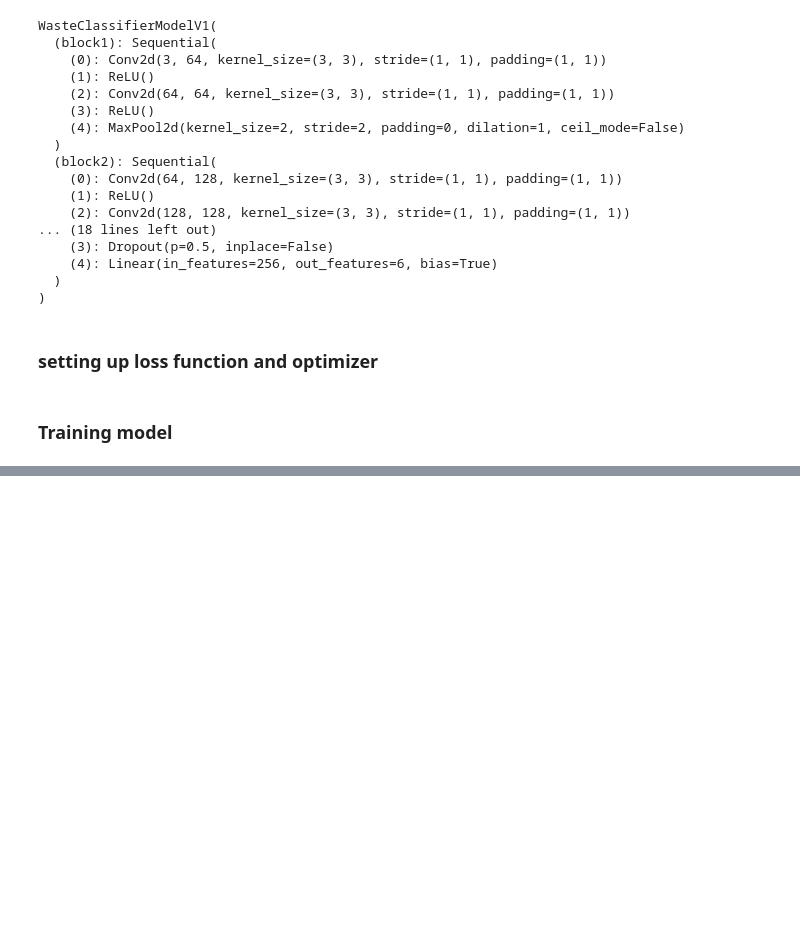
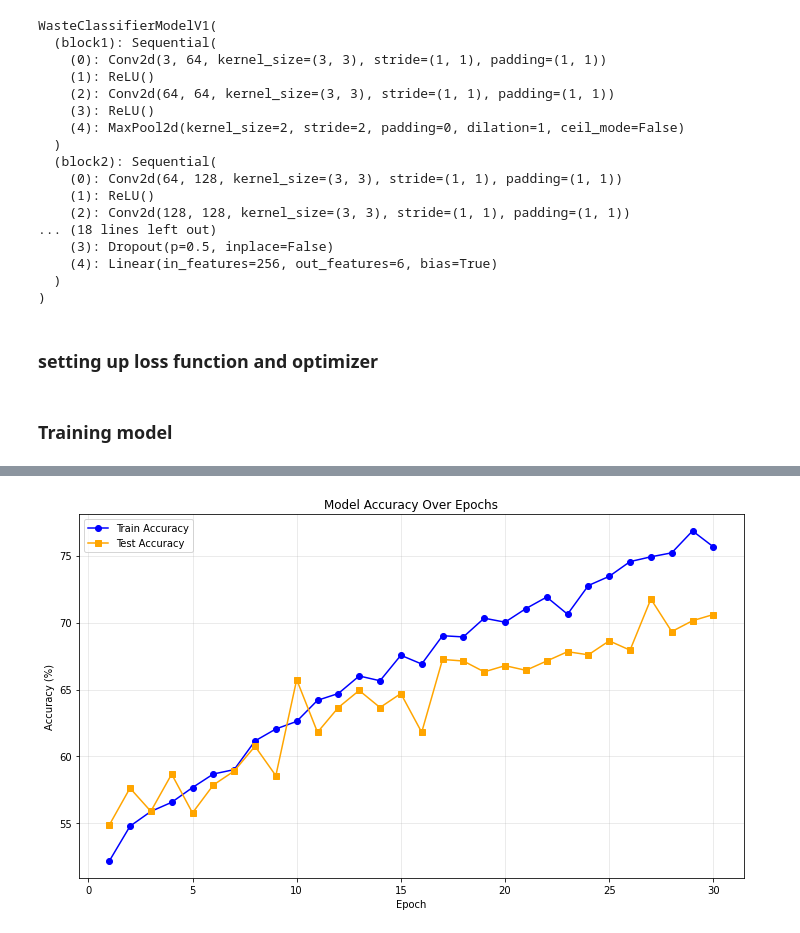
Before and after one commit to SY3141/MunicipalWasteCNN, a Jupyter notebook: model.ipynb, the cells around one changed output, grey strips where cells are left out. Cells and saved outputs as stored; diff of their text form; code cells hidden in the pictures; blank space fills up the shorter version.

```diff
--- a/model.ipynb
+++ b/model.ipynb
@@ -273,6 +273,7 @@ def train_step(model: torch.nn.Module,
                device: torch.device = device):
     train_loss, train_acc = 0, 0
     model.to(device)
+    model.train()
     for batch, (X, y) in enumerate(data_loader):
         # Send data to GPU
         X, y = X.to(device), y.to(device)
@@ -299,6 +300,7 @@ def train_step(model: torch.nn.Module,
     train_loss /= len(data_loader)
     train_acc /= len(data_loader)
     print(f"Train loss: {train_loss:.5f} | Train accuracy: {train_acc:.2f}%")
+    return train_loss, train_acc
 
 def test_step(data_loader: torch.utils.data.DataLoader,
               model: torch.nn.Module,
@@ -327,32 +329,44 @@ def test_step(data_loader: torch.utils.data.DataLoader,
         test_loss /= len(data_loader)
         test_acc /= len(data_loader)
         print(f"Test loss: {test_loss:.5f} | Test accuracy: {test_acc:.2f}%\n")
+        return test_loss, test_acc
 # %%
 from tqdm.auto import tqdm
+from timeit import default_timer as timer
+
 torch.manual_seed(42)
 
+train_accuracies = []
+test_accuracies = []
+
+train_losses = []
+test_losses = []
 # Measure time
-from timeit import default_timer as timer
 train_time_start_model_1 = timer()
 
 # Train and test model
-epochs = 15
+epochs = 30
 for epoch in tqdm(range(epochs)):
     print(f"Epoch: {epoch}\n---------")
-    train_step(data_loader=train_loader ,
+    train_loss, train_acc = train_step(data_loader=train_loader ,
         model=model_1,
         loss_fn=loss_fn,
         optimizer=optimizer,
         accuracy_fn=accuracy_fn,
         device=device
     )
-    test_step(data_loader=test_loader ,
+    test_loss, test_acc = test_step(data_loader=test_loader ,
         model=model_1,
         loss_fn=loss_fn,
         accuracy_fn=accuracy_fn,
         device=device
     )
 
+    train_accuracies.append(train_acc)
+    test_accuracies.append(test_acc)
+    train_losses.append(train_loss)
+    test_losses.append(test_loss)
+
 train_time_end_model_1 = timer()
 total_train_time_model_1 = print_train_time(start=train_time_start_model_1,
                                            end=train_time_end_model_1,
@@ -427,0 +434,20 @@ Epoch: 13
+# %%
+def plot_accuracy_curve(train_accuracies, test_accuracies, epochs):
+    plt.figure(figsize=(10, 6))
+
+    epoch_range = range(1, epochs + 1)
+
+    plt.plot(epoch_range, train_accuracies, label='Train Accuracy', marker='o', color='blue')
+    plt.plot(epoch_range, test_accuracies, label='Test Accuracy', marker='s', color='orange')
+
+    plt.xlabel('Epoch')
+    plt.ylabel('Accuracy (%)')
+    plt.title('Model Accuracy Over Epochs')
+    plt.legend()
+    plt.grid(True, alpha=0.3)
+    plt.tight_layout()
+    plt.show()
+
+plot_accuracy_curve(train_accuracies, test_accuracies, epochs)
+# %% [output]
+[figure, added]
```
Also changed, not shown: parts of 9 cells of this notebook.
